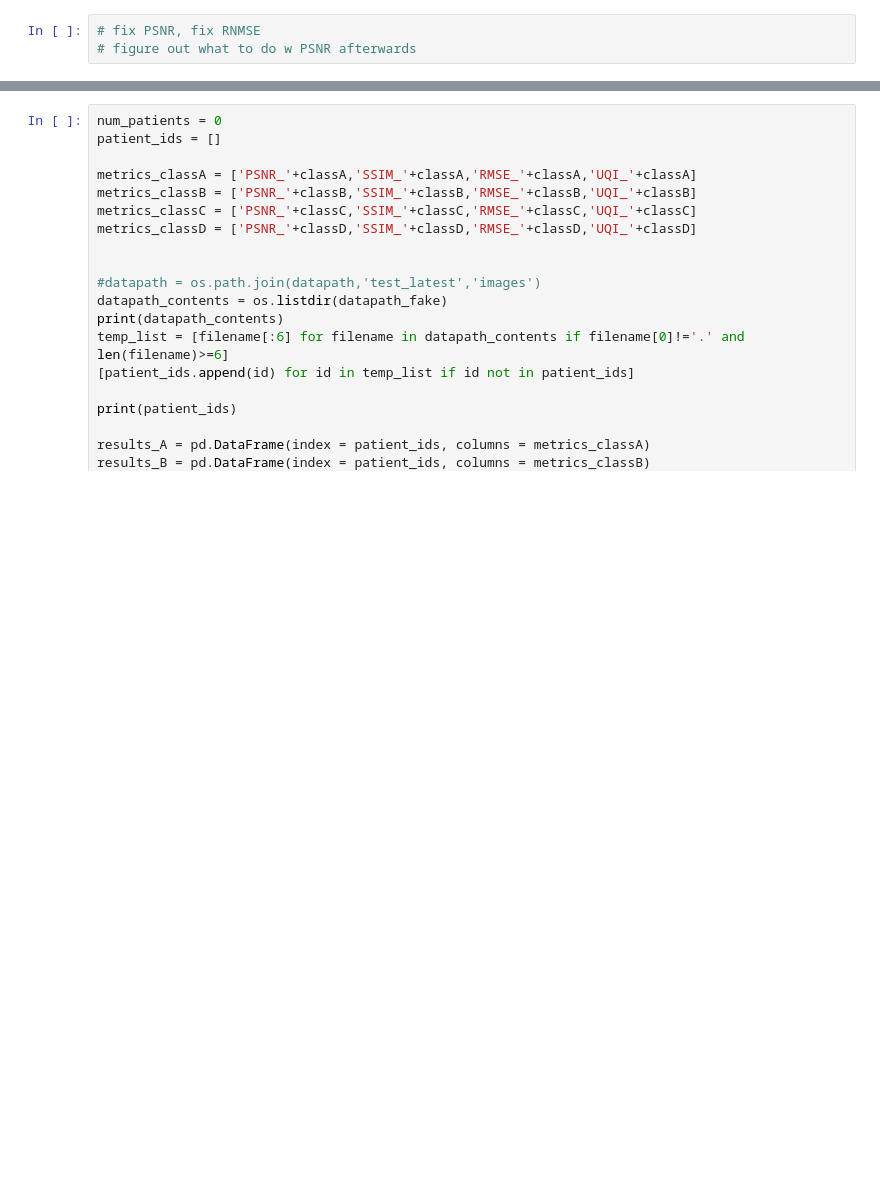
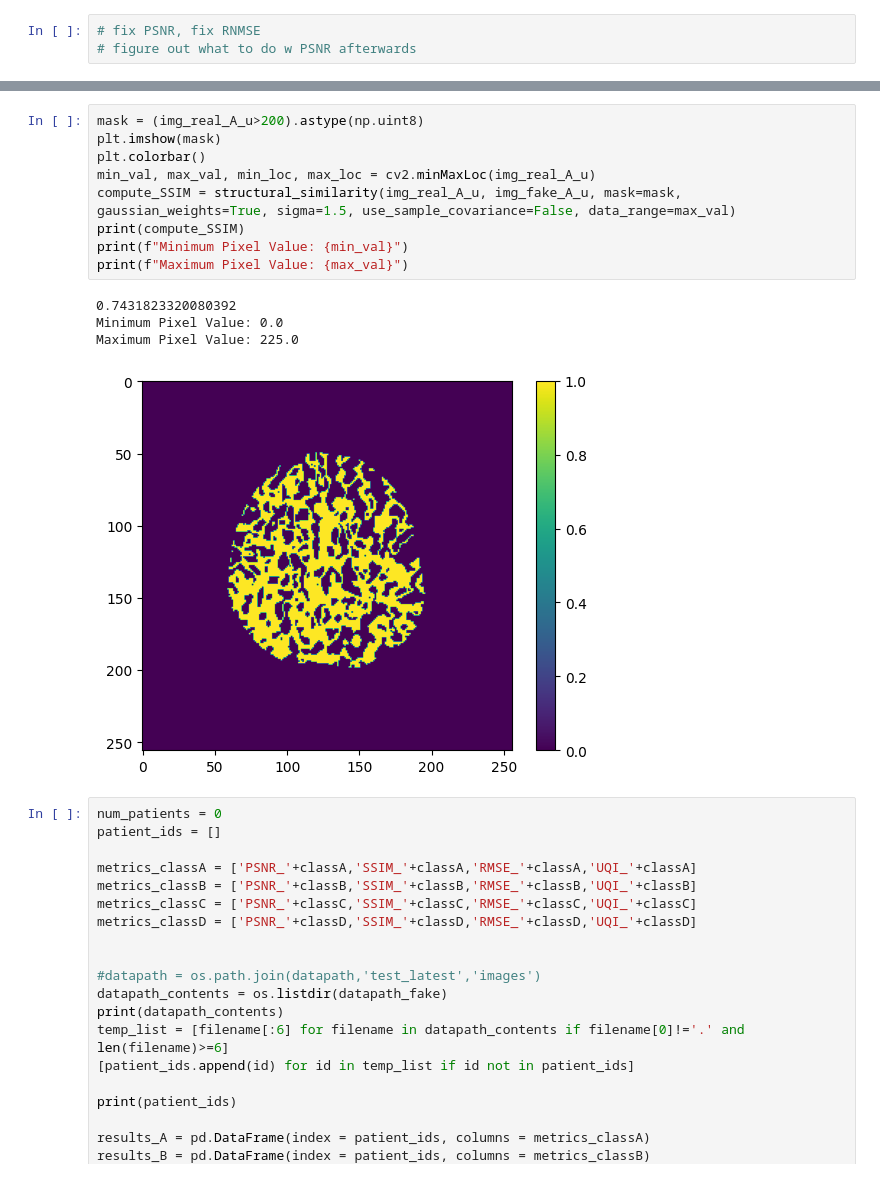
Before and after one commit to lab-smile/MAGIC, a Jupyter notebook: src/eval/getMetrics.ipynb, the cells around one changed output, grey strips where cells are left out. Cells and saved outputs as stored; diff of their text form; blank space fills up the shorter version.

```diff
--- a/src/eval/getMetrics.ipynb
+++ b/src/eval/getMetrics.ipynb
@@ -76,6 +85,20 @@ def allmetrics_orig(img_1, img_2):
     #compute_SCC = fr.scc(img_1, img_2)
 
     return (compute_SSIM, compute_UQI)
+# %%
+mask = (img_real_A_u>200).astype(np.uint8)
+plt.imshow(mask)
+plt.colorbar()
+min_val, max_val, min_loc, max_loc = cv2.minMaxLoc(img_real_A_u)
+compute_SSIM = structural_similarity(img_real_A_u, img_fake_A_u, mask=mask, gaussian_weights=True, sigma=1.5, use_sample_covariance=False, data_range=max_val)
+print(compute_SSIM)
+print(f"Minimum Pixel Value: {min_val}")
+print(f"Maximum Pixel Value: {max_val}")
+# %% [output]
+0.7431823320080392
+Minimum Pixel Value: 0.0
+Maximum Pixel Value: 225.0
+[figure, added]
 # %%
 num_patients = 0
 patient_ids = []
```
Also changed, not shown: parts of 12 cells of this notebook, 16 other files.
